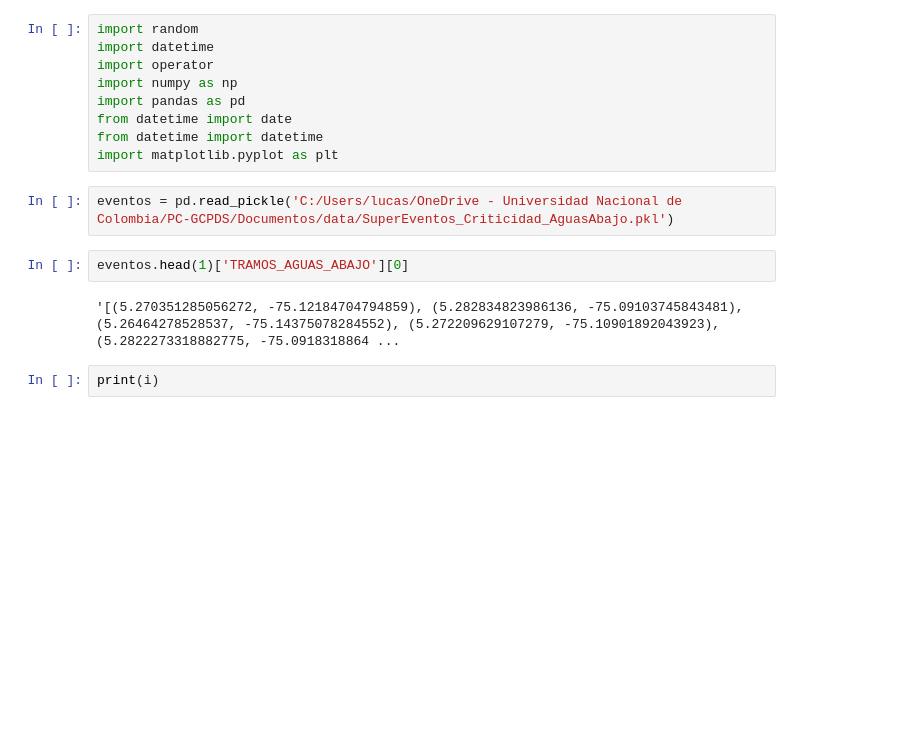
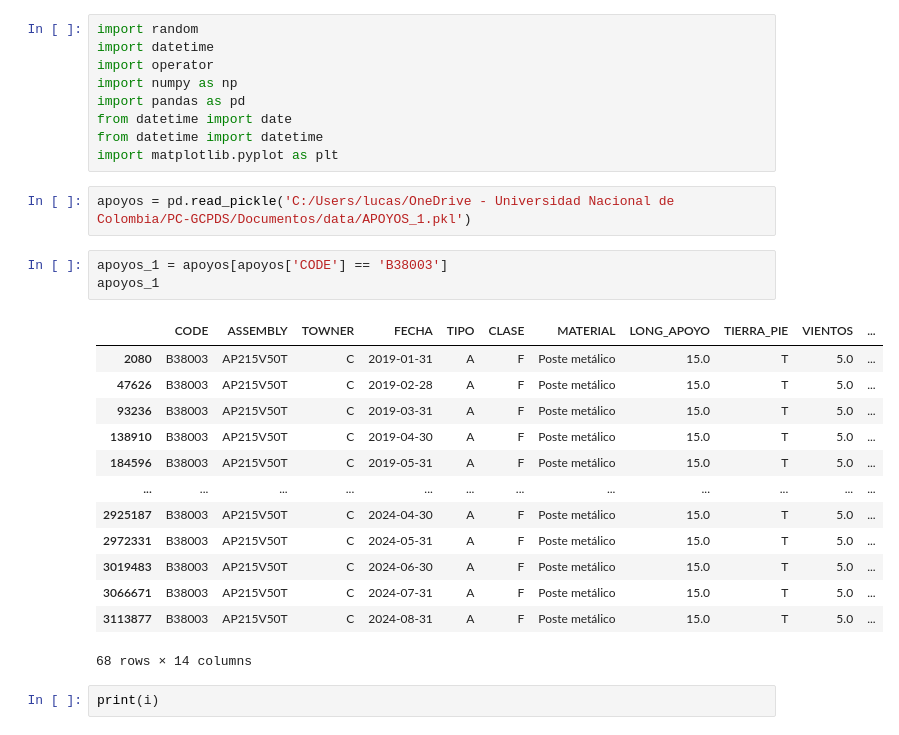
Before and after one commit to UN-GCPDS/Dashboard_CHEC, a Jupyter notebook: prueba.ipynb, the cells around one changed output. Drawn from its saved outputs; the diff is of its cells as text; blank space fills up the shorter version.

```diff
--- a/prueba.ipynb
+++ b/prueba.ipynb
@@ -8,11 +8,24 @@ from datetime import date
 from datetime import datetime
 import matplotlib.pyplot as plt
 # %%
-eventos = pd.read_pickle('C:/Users/lucas/OneDrive - Universidad Nacional de Colombia/PC-GCPDS/Documentos/data/SuperEventos_Criticidad_AguasAbajo.pkl')
+apoyos = pd.read_pickle('C:/Users/lucas/OneDrive - Universidad Nacional de Colombia/PC-GCPDS/Documentos/data/APOYOS_1.pkl')
-# %%
-eventos.head(1)['TRAMOS_AGUAS_ABAJO'][0]
-# %% [output]
-'[(5.270351285056272, -75.12184704794859), (5.282834823986136, -75.09103745843481), (5.26464278528537, -75.14375078284552), (5.272209629107279, -75.10901892043923), (5.2822273318882775, -75.0918318864 ...
+# %%
+apoyos_1 = apoyos[apoyos['CODE'] == 'B38003']
+apoyos_1
+# %% [output]
+|  | CODE | ASSEMBLY | TOWNER | FECHA | TIPO | CLASE | MATERIAL | LONG_APOYO | TIERRA_PIE | VIENTOS | ... |
+| 2080 | B38003 | AP215V50T | C | 2019-01-31 | A | F | Poste metálico | 15.0 | T | 5.0 | ... |
+| 47626 | B38003 | AP215V50T | C | 2019-02-28 | A | F | Poste metálico | 15.0 | T | 5.0 | ... |
+| 93236 | B38003 | AP215V50T | C | 2019-03-31 | A | F | Poste metálico | 15.0 | T | 5.0 | ... |
+| 138910 | B38003 | AP215V50T | C | 2019-04-30 | A | F | Poste metálico | 15.0 | T | 5.0 | ... |
+| 184596 | B38003 | AP215V50T | C | 2019-05-31 | A | F | Poste metálico | 15.0 | T | 5.0 | ... |
+| ... | ... | ... | ... | ... | ... | ... | ... | ... | ... | ... | ... |
+| 2925187 | B38003 | AP215V50T | C | 2024-04-30 | A | F | Poste metálico | 15.0 | T | 5.0 | ... |
+| 2972331 | B38003 | AP215V50T | C | 2024-05-31 | A | F | Poste metálico | 15.0 | T | 5.0 | ... |
+| 3019483 | B38003 | AP215V50T | C | 2024-06-30 | A | F | Poste metálico | 15.0 | T | 5.0 | ... |
+| 3066671 | B38003 | AP215V50T | C | 2024-07-31 | A | F | Poste metálico | 15.0 | T | 5.0 | ... |
+| 3113877 | B38003 | AP215V50T | C | 2024-08-31 | A | F | Poste metálico | 15.0 | T | 5.0 | ... |
+68 rows × 14 columns
 # %%
 print(i)
 # %% [output]
```
Also changed, not shown: 18 other files.
